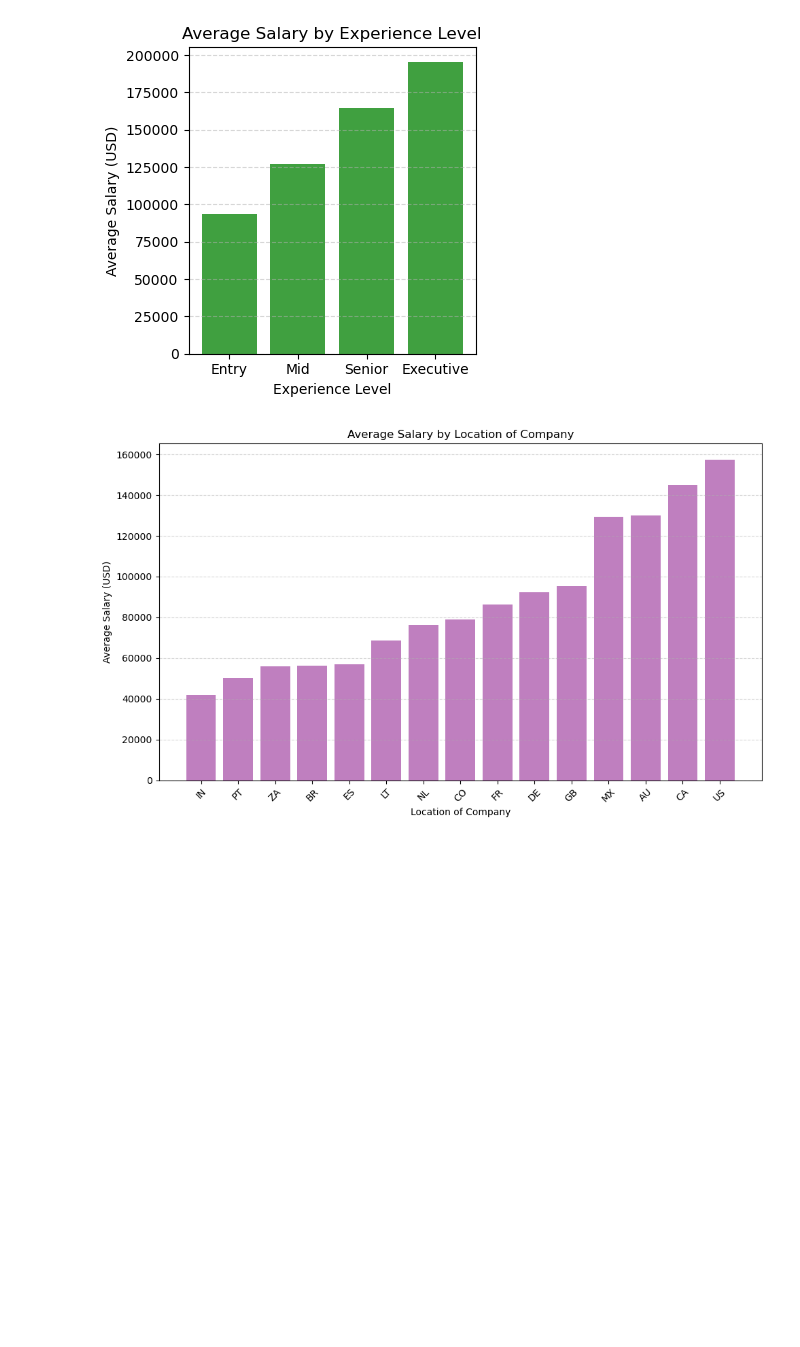
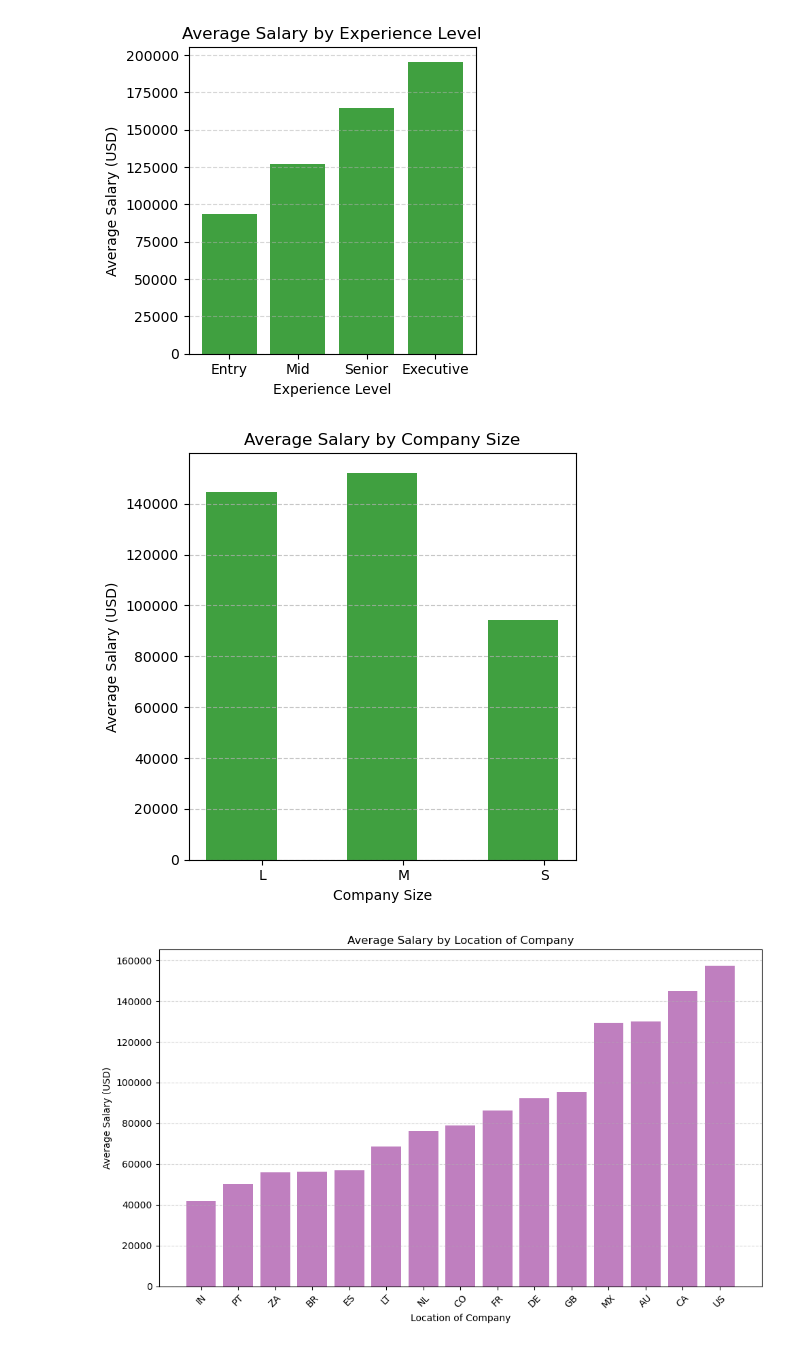
Before and after one commit to chadhollman/data-analyst-job-trends-2020-2024, a Jupyter notebook: remote_work_analysis.ipynb, the cells around one changed output. Saved outputs shown, nothing was run; the diff lists cells and outputs as text; code cells hidden in the pictures; blank space fills up the shorter version.

```diff
--- a/remote_work_analysis.ipynb
+++ b/remote_work_analysis.ipynb
@@ -99,6 +99,25 @@ plt.savefig("output_data/experience_salaries.png")
 plt.show()
 # %% [output]
 [figure]
+# %%
+avg_salary_by_size_df = clean_df.groupby('Company Size')['Salary (USD)'].mean().reset_index().round(2)
+
+
+x_axis = np.arange(len(avg_salary_by_size_df))
+tick_locations = [value + 0.4 for value in x_axis]
+
+plt.figure(figsize=(5, 5))
+plt.bar(x_axis, avg_salary_by_size_df["Salary (USD)"], color='green', alpha=0.75, align="edge", width=0.5)
+plt.xticks(tick_locations, avg_salary_by_size_df["Company Size"], rotation="horizontal")
+plt.xlabel("Company Size")  # Corrected label
+plt.ylabel("Average Salary (USD)")
+plt.title("Average Salary by Company Size")
+plt.grid(axis='y', linestyle='--', alpha=0.7)
+plt.tight_layout()
+plt.savefig("images/size_salaries.png")
+plt.show()
+# %% [output]
+[figure, added]
 # %%
 avg_salary_by_loc_df = clean_df.groupby('Location of Company')['Salary (USD)'].mean().reset_index().round(2)
 avg_salary_by_loc_df = avg_salary_by_loc_df.sort_values(by='Salary (USD)', ascending=True)
```
Also changed, not shown: parts of 8 cells of this notebook, 9 other files.
